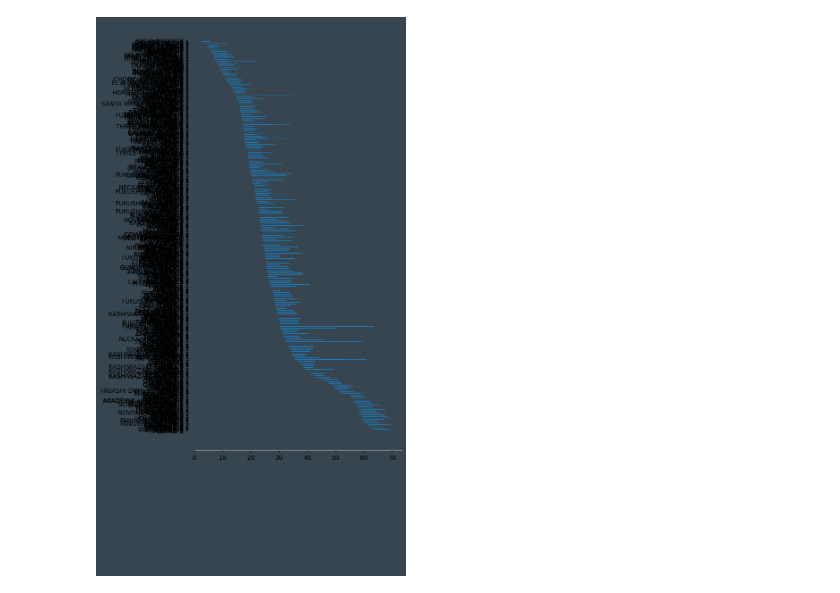
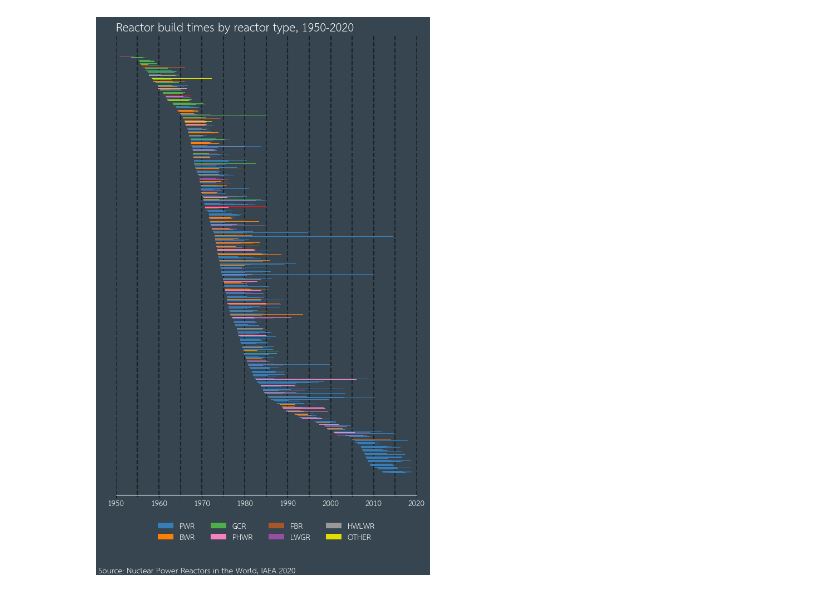
Before and after one commit to guimarais/iaea_reactors, a Jupyter notebook: 03-ConstructionsOperations.ipynb, the cells around one changed output. Saved outputs shown, nothing was run; the diff lists cells and outputs as text; code cells hidden in the pictures.

Commit message:
Chalmers plot, first version

```diff
--- a/03-ConstructionsOperations.ipynb
+++ b/03-ConstructionsOperations.ipynb
@@ -7,6 +7,7 @@ from mpl_toolkits.axes_grid1.inset_locator import inset_axes
 from matplotlib.patches import Patch
 from datetime import datetime, timedelta
 
+sns.set_style({'font.sans-serif':'Laksaman'})
 #sns.set_style('whitegrid', {'font.sans-serif':'Laksaman'})
 # %%
 dr = pd.read_csv("./datasets_clean/all_reactors.csv")
@@ -29,24 +62,89 @@ dr = dr.sort_values(by='Start', ascending=False)
 # %%
 ##### PLOT #####
-fig, (ax, ax1) = plt.subplots(2, figsize=(6,16), gridspec_kw={'height_ratios':[6, 1]}, facecolor='#36454F')
-ax.set_facecolor('#36454F')
-ax1.set_facecolor('#36454F')
-# bars
-ax.barh(dr.Name, dr.ctime_y, left=dr.ctime_start, height=0.4)#, left=dr.Start)#, color=df.color)
-#ax.barh(dr.Start, df.days_start_to_end, left=df.start_num, color=df.color, alpha=0.5)
+facecolor = '#36454F'
+
+fig, (ax, ax1) = plt.subplots(2, figsize=(6,10), gridspec_kw={'height_ratios':[10, 1]}, facecolor=facecolor)
+
+ax.set_facecolor(facecolor)
+ax1.set_facecolor(facecolor)
 
 ax.spines['right'].set_visible(False)
 ax.spines['left'].set_visible(False)
 ax.spines['left'].set_position(('outward', 10))
 ax.spines['top'].set_visible(False)
 ax.spines['bottom'].set_color('w')
 ax1.spines['right'].set_visible(False)
 ax1.spines['left'].set_visible(False)
 ax1.spines['top'].set_visible(False)
 ax1.spines['bottom'].set_visible(False)
 ax1.set_xticks([])
 ax1.set_yticks([])
 
+
+# ticks
+xticks = xticks = np.linspace(0, endtime_int+1, 8, endpoint=True)
+xticks_labels = pd.date_range(mintime, end=maxtime, periods=8).strftime("%Y")
+xticks_minor = np.linspace(0, endtime_int+1, 15, endpoint=True)
+ax.set_xticks(xticks)
+ax.set_xticks(xticks_minor, minor=True)
+ax.set_xticklabels(xticks_labels, color='w')
+ax.set_yticks([])
+
+
+plt.setp([ax.get_xticklines()], color='w')
+
+# align x axis
+ax.set_xlim(0, 72.1)
+
+# remove spines
+ax.spines['right'].set_visible(False)
+ax.spines['left'].set_visible(False)
+ax.spines['left'].set_position(('outward', 10))
+ax.spines['top'].set_visible(False)
+ax.spines['bottom'].set_color('w')
+
+#Make custon grid lines
+ax.set_axisbelow(True)
+#Make custom grid
+for t in xticks_minor:
+    ax.axvline(t, color='k', linestyle='--', alpha=0.5, zorder=-1)
+
+# bars
+ax.barh(dr.Name, dr.ctime_y, left=dr.ctime_start, height=0.6, color=dr.color_type)
+#ax.barh(dr.Start, df.days_start_to_end, left=df.start_num, color=df.color, alpha=0.5)
+
+ax.set_title('Reactor build times by reactor type, 1950-2020', color='w', loc='left', size='x-large')
+
+plt.tight_layout()
+ax.annotate('Source: Nuclear Power Reactors in the World, IAEA 2020', xy=(3, 3), xycoords='figure points', color='w')
+
+c_dict = {'PWR  ':'#377eb8',
+          'BWR  ':'#ff7f00',
+          'GCR  ':'#4daf4a',
+          'PHWR ':'#f781bf',
+          'FBR  ':'#a65628',
+          'LWGR ':'#984ea3',
+          'HWLWR':'#999999',
+          'HTGR ':'#dede00',#'#e41a1c',
+          'HWGCR':'#dede00',
+          'SGHWR':'#dede00',
+          'X    ':'#dede00'}
+
+##### LEGENDS #####
+legend_elements = [Patch(facecolor='#377eb8', label='PWR'),
+                   Patch(facecolor='#ff7f00', label='BWR'),
+                   Patch(facecolor='#4daf4a', label='GCR'),
+                   Patch(facecolor='#f781bf', label='PHWR'),
+                   Patch(facecolor='#a65628', label='FBR'),
+                   Patch(facecolor='#984ea3', label='LWGR'),
+                   Patch(facecolor='#999999', label='HWLWR'),
+                   Patch(facecolor='#dede00', label='OTHER')
+                  ]
+
+legend = ax1.legend(handles=legend_elements, loc='upper center', ncol=4, frameon=False)
+plt.setp(legend.get_texts(), color='w')
+
+plt.savefig("ReactorBuild.png", dpi=300)
 plt.show()
 # %% [output]
-[figure, old version]
+[figure, new version]
```
Also changed, not shown: parts of 7 cells of this notebook, 2 other files.
